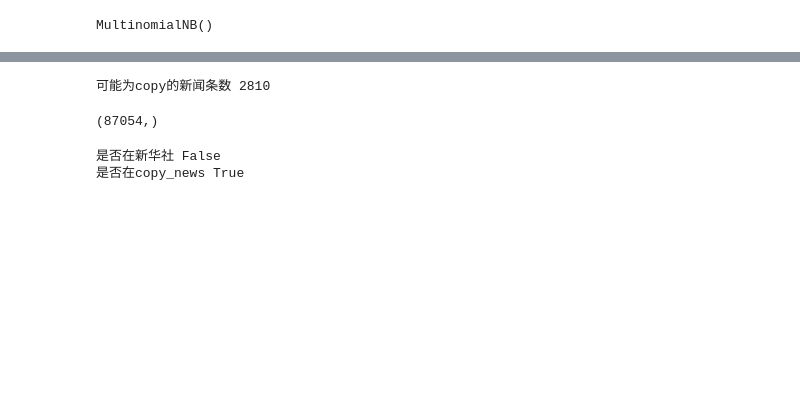
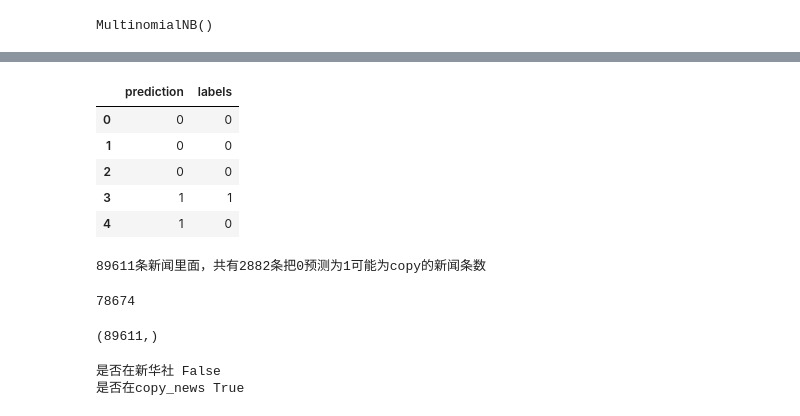
Before and after one commit to zhouweisheng-coder/Bi-IV, a Jupyter notebook: 四期Bi核心班作业/第三章 常用机器学习模型/文本抄袭自动检测分析.ipynb, the cells around one changed output, grey strips where cells are left out. Cells and saved outputs as stored; diff of their text form; code cells hidden in the pictures; blank space fills up the shorter version.

```diff
--- a/四期Bi核心班作业/第三章 常用机器学习模型/文本抄袭自动检测分析.ipynb
+++ b/四期Bi核心班作业/第三章 常用机器学习模型/文本抄袭自动检测分析.ipynb
@@ -161,23 +216,36 @@ compare_new_index = pd.DataFrame({'prediction':prediction,'labels':label})
 copy_news_index = compare_new_index[(compare_new_index['prediction']==1)&(compare_new_index['labels']==0)].index
+# %%
+compare_new_index.head()
+# %% [output]
+|  | prediction | labels |
+| 0 | 0 | 0 |
+| 1 | 0 | 0 |
+| 2 | 0 | 0 |
+| 3 | 1 | 1 |
+| 4 | 1 | 0 |
+# %%
+print('{0}条新闻里面，共有{1}条把0预测为1可能为copy的新闻条数'.format(len(news),len(copy_news_index)))
+# %% [output]
+89611条新闻里面，共有2882条把0预测为1可能为copy的新闻条数
 # %%
 # 实际为新华社的新闻
 xinhuashe_news_index = compare_new_index[compare_new_index['labels']==1].index
-print('可能为copy的新闻条数',len(copy_news_index))
+len(xinhuashe_news_index)
 # %% [output]
-可能为copy的新闻条数 2810
+78674
 # %%
 from sklearn.preprocessing import Normalizer
 from sklearn.cluster import KMeans
 normalizer = Normalizer()
 # 余弦距离映射成欧氏距离
 scaled_array = normalizer.fit_transform(tfidf.toarray())
-
-# 使用Kmeans进行全量文档进行聚类
-kmeans = KMeans(n_clusters=25)
-k_labels = kmeans.fit_predict(scaled_array)
-k_labels.shape
-# %% [output]
-(87054,)
+# %%
+# 使用Kmeans进行全量文档进行聚类
+kmeans = KMeans(n_clusters=25)
+k_labels = kmeans.fit_predict(scaled_array)
+k_labels.shape
+# %% [output]
+(89611,)
 # %%
 # 创建id_class
 id_class = {index:class_ for index,class_ in enumerate(k_labels)}
```
Also changed, not shown: parts of 19 cells of this notebook.
